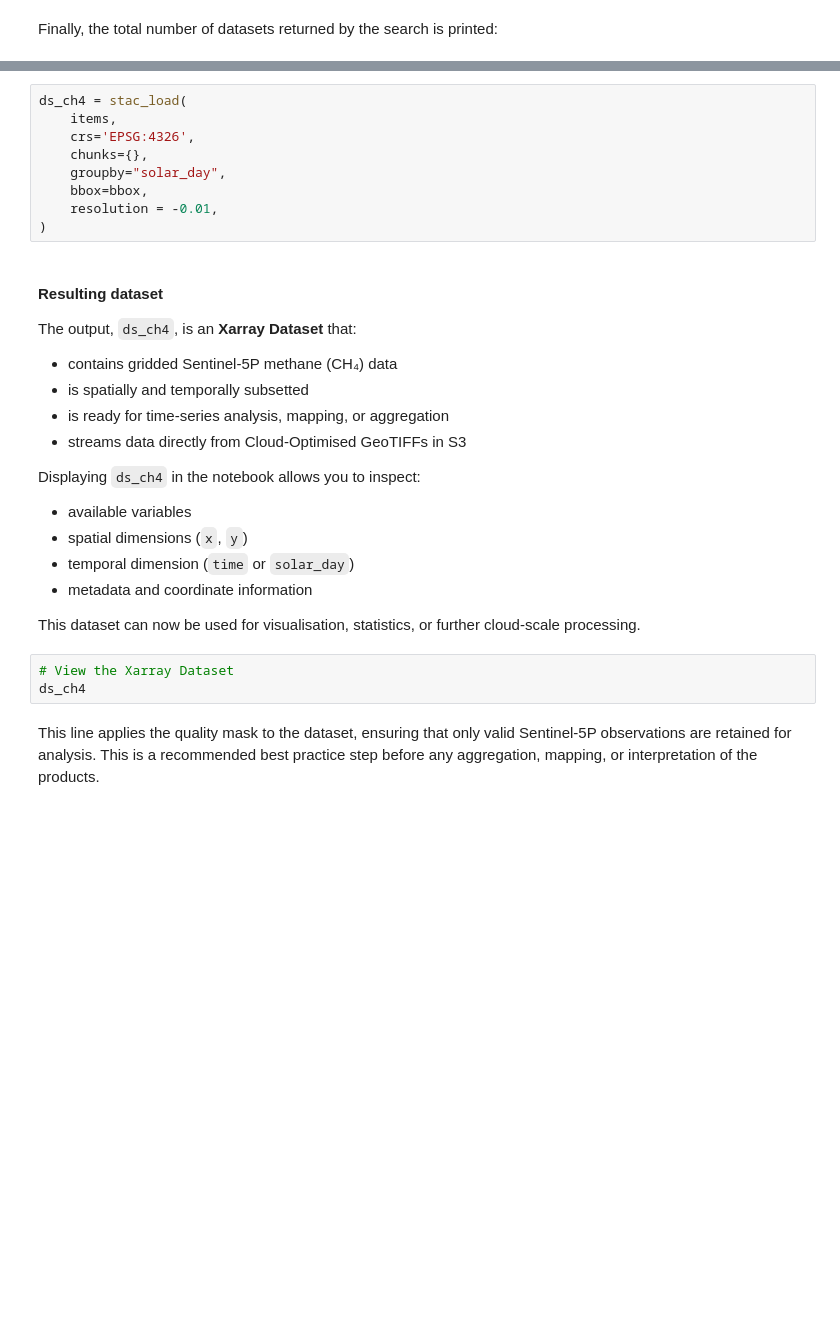
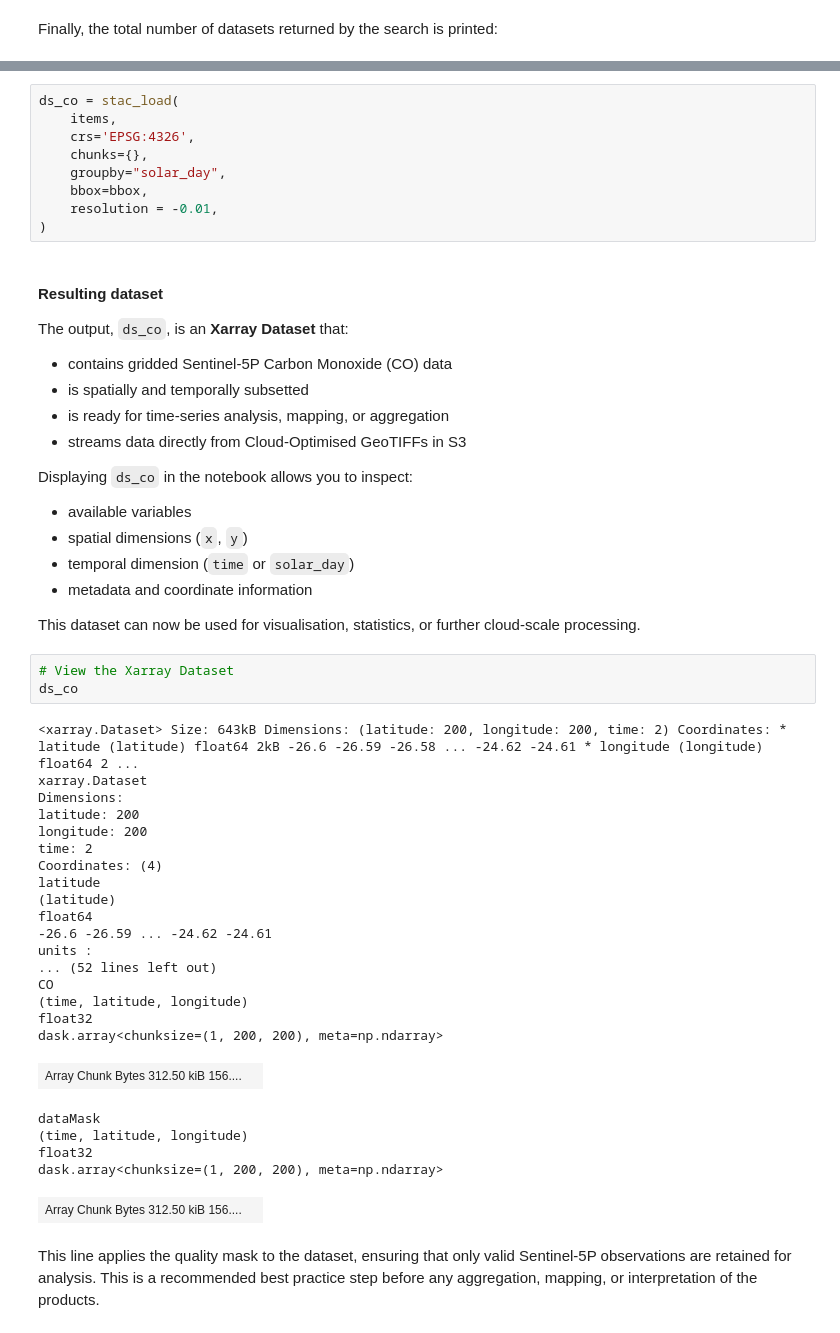
Before and after one commit to digitalearthafrica/open-data-examples, a Jupyter notebook: open-data-examples/DEafrica_sentinel_5p/get-to-know-a-dataset.ipynb, the cells around one changed output, grey strips where cells are left out. Drawn from its saved outputs; the diff is of its cells as text; blank space fills up the shorter version.

```diff
--- a/open-data-examples/DEafrica_sentinel_5p/get-to-know-a-dataset.ipynb
+++ b/open-data-examples/DEafrica_sentinel_5p/get-to-know-a-dataset.ipynb
@@ -275,7 +275,7 @@ Here is what each parameter in `stac_load` is doing:
 * **`resolution=-0.01`**
   Sets the output spatial resolution (~1 km at the equator). The negative value ensures correct north-up orientation.
 # %%
-ds_ch4 = stac_load(
+ds_co = stac_load(
     items,
     crs='EPSG:4326',
     chunks={},
@@ -286,14 +286,14 @@ ds_ch4 = stac_load(
 # %% [markdown]
 #### Resulting dataset
 
-The output, `ds_ch4`, is an **Xarray Dataset** that:
+The output, `ds_co`, is an **Xarray Dataset** that:
 
-* contains gridded Sentinel-5P methane (CH₄) data
+* contains gridded Sentinel-5P Carbon Monoxide (CO) data
 * is spatially and temporally subsetted
 * is ready for time-series analysis, mapping, or aggregation
 * streams data directly from Cloud-Optimised GeoTIFFs in S3
 
-Displaying `ds_ch4` in the notebook allows you to inspect:
+Displaying `ds_co` in the notebook allows you to inspect:
 
 * available variables
 * spatial dimensions (`x`, `y`)
@@ -303,7 +303,31 @@ Displaying `ds_ch4` in the notebook allows you to inspect:
 This dataset can now be used for visualisation, statistics, or further cloud-scale processing.
 # %%
 # View the Xarray Dataset
-ds_ch4
+ds_co
+# %% [output]
+<xarray.Dataset> Size: 643kB Dimensions: (latitude: 200, longitude: 200, time: 2) Coordinates: * latitude (latitude) float64 2kB -26.6 -26.59 -26.58 ... -24.62 -24.61 * longitude (longitude) float64 2 ...
+xarray.Dataset
+Dimensions:
+latitude: 200
+longitude: 200
+time: 2
+Coordinates: (4)
+latitude
+(latitude)
+float64
+-26.6 -26.59 ... -24.62 -24.61
+units :
+... (52 lines left out)
+CO
+(time, latitude, longitude)
+float32
+dask.array<chunksize=(1, 200, 200), meta=np.ndarray>
+| Array Chunk Bytes 312.50 kiB 156.... |  |
+dataMask
+(time, latitude, longitude)
+float32
+dask.array<chunksize=(1, 200, 200), meta=np.ndarray>
+| Array Chunk Bytes 312.50 kiB 156.... |  |
 # %% [markdown]
 This line applies the quality mask to the dataset, ensuring that only valid Sentinel-5P observations are retained for analysis. This is a recommended best practice step before any aggregation, mapping, or interpretation of the products.
 # %%
```
Also changed, not shown: parts of 16 cells of this notebook.
